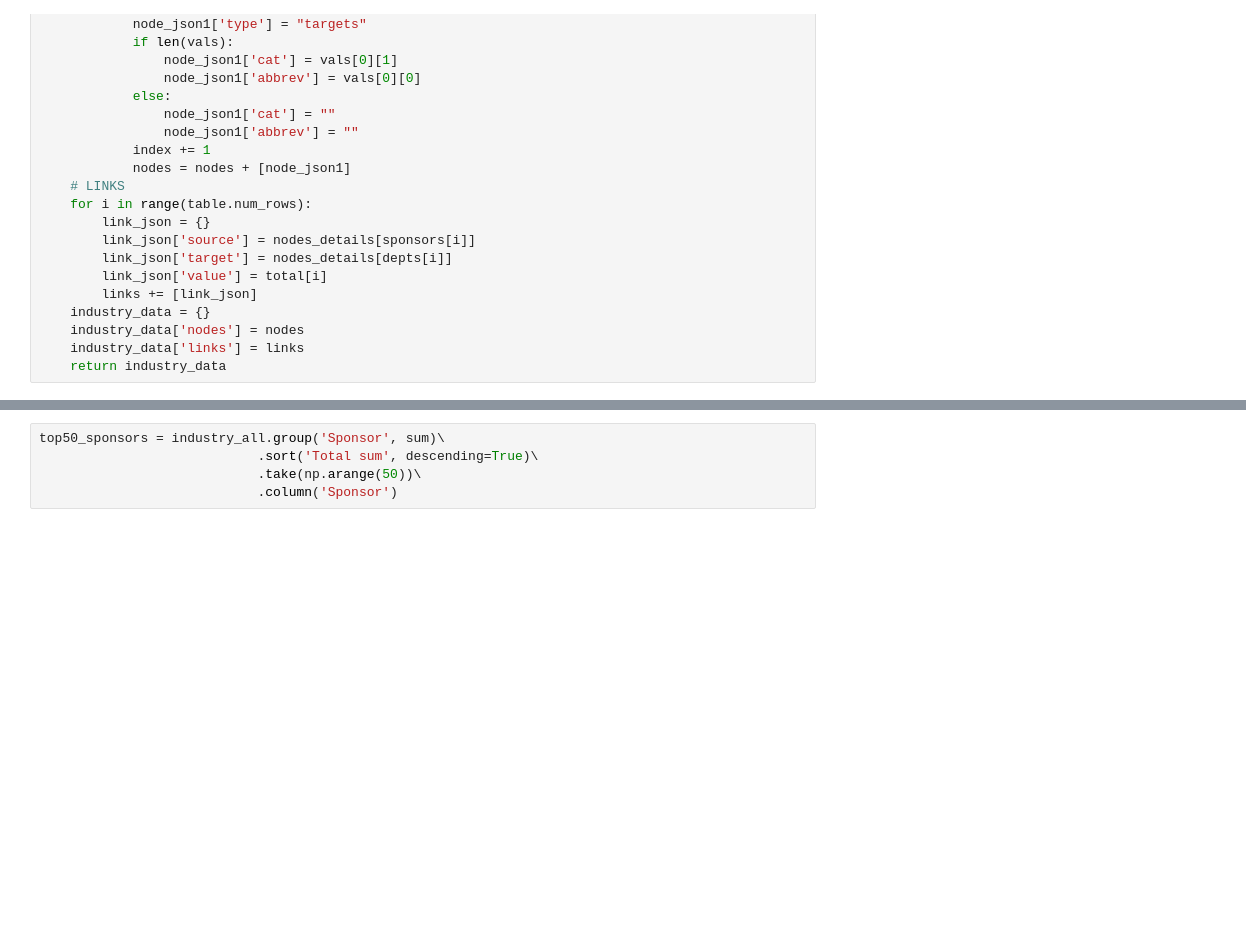
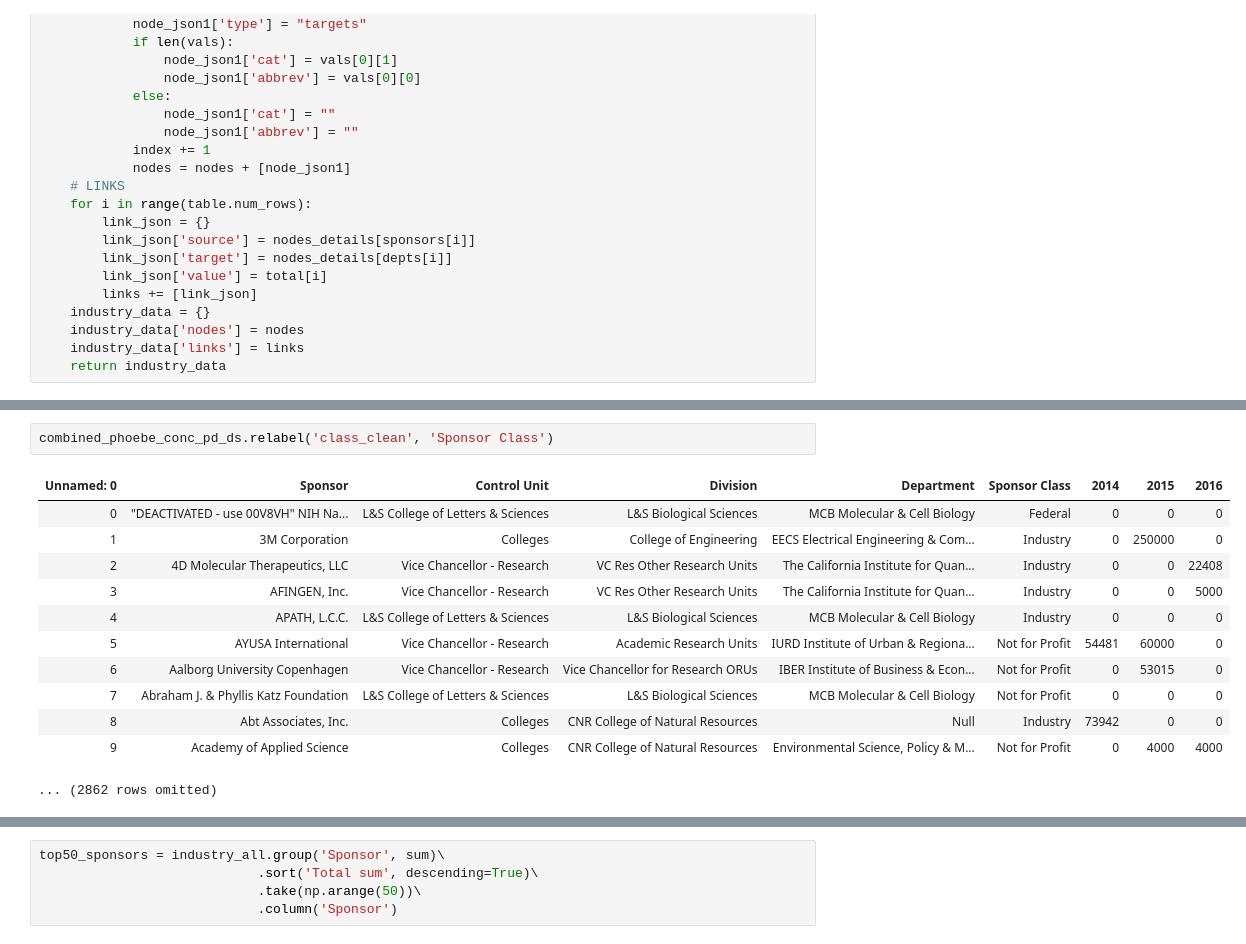
Before and after one commit to dailycal-projects/private-research, a Jupyter notebook: notebooks/private-research.ipynb, the cells around one changed output, grey strips where cells are left out. Cells and saved outputs as stored; diff of their text form; blank space fills up the shorter version.

```diff
--- a/notebooks/private-research.ipynb
+++ b/notebooks/private-research.ipynb
@@ -89,3 +89,18 @@ combined_phoebe_conc_pd_ds.show(5)
+# %%
+combined_phoebe_conc_pd_ds.relabel('class_clean', 'Sponsor Class')
+# %% [output]
+| Unnamed: 0 | Sponsor | Control Unit | Division | Department | Sponsor Class | 2014 | 2015 | 2016 |
+| 0 | "DEACTIVATED - use 00V8VH" NIH Na... | L&S College of Letters & Sciences | L&S Biological Sciences | MCB Molecular & Cell Biology | Federal | 0 | 0 | 0 |
+| 1 | 3M Corporation | Colleges | College of Engineering | EECS Electrical Engineering & Com... | Industry | 0 | 250000 | 0 |
+| 2 | 4D Molecular Therapeutics, LLC | Vice Chancellor - Research | VC Res Other Research Units | The California Institute for Quan... | Industry | 0 | 0 | 22408 |
+| 3 | AFINGEN, Inc. | Vice Chancellor - Research | VC Res Other Research Units | The California Institute for Quan... | Industry | 0 | 0 | 5000 |
+| 4 | APATH, L.C.C. | L&S College of Letters & Sciences | L&S Biological Sciences | MCB Molecular & Cell Biology | Industry | 0 | 0 | 0 |
+| 5 | AYUSA International | Vice Chancellor - Research | Academic Research Units | IURD Institute of Urban & Regiona... | Not for Profit | 54481 | 60000 | 0 |
+| 6 | Aalborg University Copenhagen | Vice Chancellor - Research | Vice Chancellor for Research ORUs | IBER Institute of Business & Econ... | Not for Profit | 0 | 53015 | 0 |
+| 7 | Abraham J. & Phyllis Katz Foundation | L&S College of Letters & Sciences | L&S Biological Sciences | MCB Molecular & Cell Biology | Not for Profit | 0 | 0 | 0 |
+| 8 | Abt Associates, Inc. | Colleges | CNR College of Natural Resources | Null | Industry | 73942 | 0 | 0 |
+| 9 | Academy of Applied Science | Colleges | CNR College of Natural Resources | Environmental Science, Policy & M... | Not for Profit | 0 | 4000 | 4000 |
+... (2862 rows omitted)
 # %%
 industry = combined_phoebe_conc_pd_ds.where('Sponsor Class', "Industry")
 industry = industry.with_column("Total", industry.apply(lambda x, y, z: x+y+z, ['2014', '2015', '2016']))\
```
Also changed, not shown: parts of 9 cells of this notebook, 3 other files.
